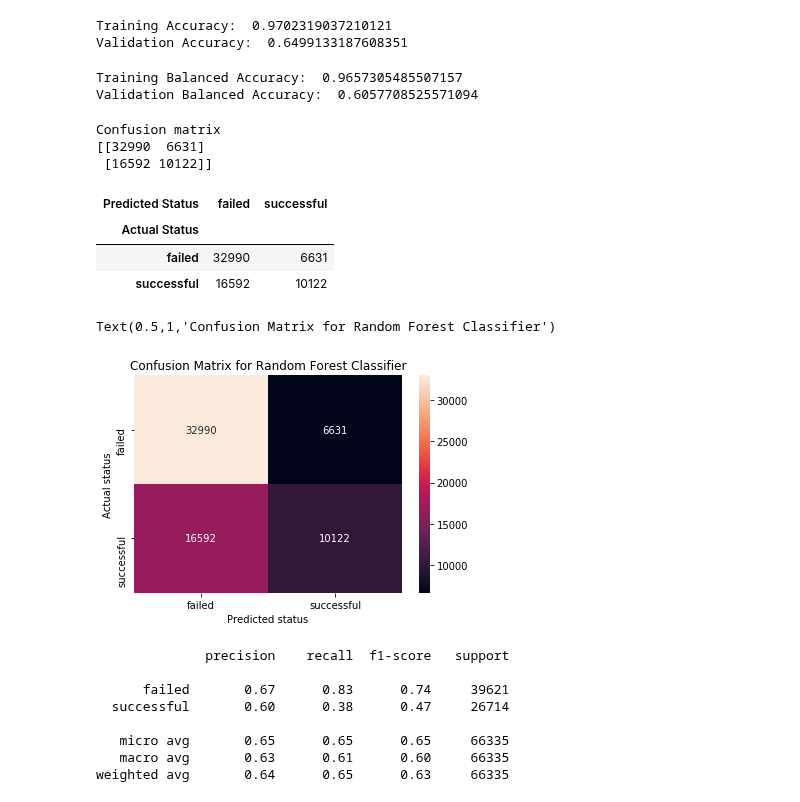
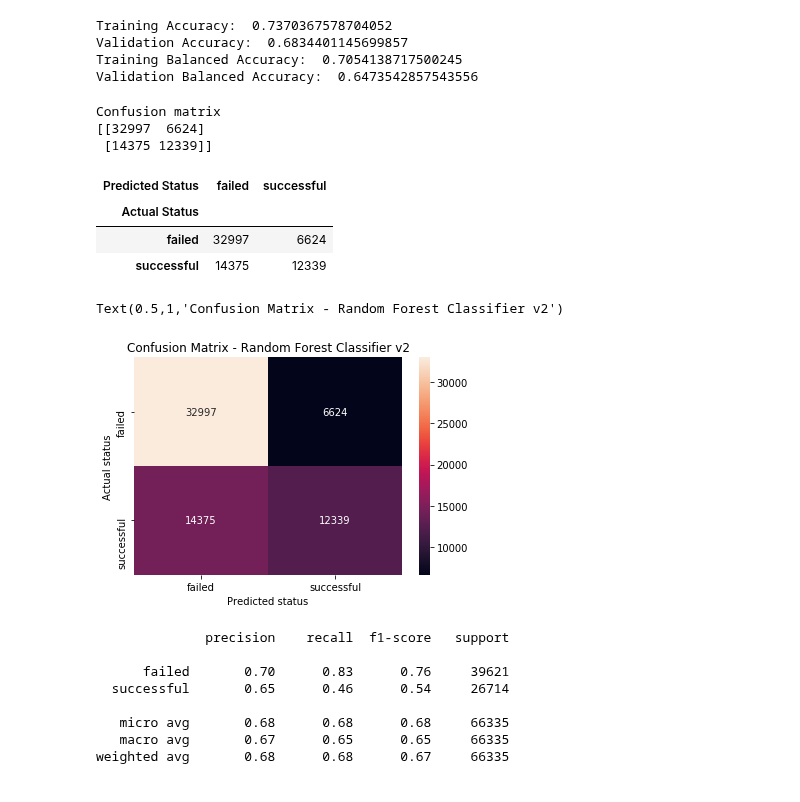
Before and after one commit to liberrhythm/mlvu-kickstarter-project, a Jupyter notebook: kickstarter-random-forest-analysis.ipynb, the cells around one changed output. Drawn from its saved outputs; the diff is of its cells as text; code cells hidden in the pictures.

```diff
--- a/kickstarter-random-forest-analysis.ipynb
+++ b/kickstarter-random-forest-analysis.ipynb
@@ -53,5 +53,5 @@ y_val = y_val['state']
 # https://chrisalbon.com/machine_learning/trees_and_forests/random_forest_classifier_example/
 # http://dataaspirant.com/2017/06/26/random-forest-classifier-python-scikit-learn/
 from sklearn.ensemble import RandomForestClassifier
-clf = RandomForestClassifier(n_jobs=2, random_state=0)
-clf.fit(x_train, y_train)
+clf = RandomForestClassifier(n_estimators=100, random_state=0, max_depth=1000, min_samples_split=10, min_samples_leaf=4, criterion='entropy')
+# clf.fit(x_train, y_train)
@@ -97,45 +87,41 @@ training_predictions = clf.predict(x_train)
 # training and validation accuracy
 print ("Training Accuracy: ", accuracy_score(y_train, training_predictions))
 print ("Validation Accuracy: ", accuracy_score(y_val, predictions))
+# training and validation balanced accuracy
+print ("Training Balanced Accuracy: ", balanced_accuracy_score(y_train, training_predictions))
+print ("Validation Balanced Accuracy: ", balanced_accuracy_score(y_val, predictions))
 # %% [output]
-Training Accuracy:  0.9702319037210121
-Validation Accuracy:  0.6499133187608351
+Training Accuracy:  0.7370367578704052
+Validation Accuracy:  0.6834401145699857
+Training Balanced Accuracy:  0.7054138717500245
+Validation Balanced Accuracy:  0.6473542857543556
-# %%
-# training and validation balanced accuracy
-print ("Training Balanced Accuracy: ", balanced_accuracy_score(y_train, training_predictions))
-print ("Validation Balanced Accuracy: ", balanced_accuracy_score(y_val, predictions))
-# %% [output]
-Training Balanced Accuracy:  0.9657305485507157
-Validation Balanced Accuracy:  0.6057708525571094
 # %%
 # confusion matrix basic stats
 cm = confusion_matrix(y_val, predictions)
 print("Confusion matrix")
 print(cm)
+# better confusion matrix depiction
+pd.crosstab(y_val, predictions, rownames=['Actual Status'], colnames=['Predicted Status'])
 # %% [output]
 Confusion matrix
-[[32990  6631]
- [16592 10122]]
+[[32997  6624]
+ [14375 12339]]
+| Predicted Status | failed | successful |
+| Actual Status |  |  |
+| failed | 32997 | 6624 |
+| successful | 14375 | 12339 |
-# %%
-# better confusion matrix depiction
-pd.crosstab(y_val, predictions, rownames=['Actual Status'], colnames=['Predicted Status'])
-# %% [output]
-| Predicted Status | failed | successful |
-| Actual Status |  |  |
-| failed | 32990 | 6631 |
-| successful | 16592 | 10122 |
 # %%
 # best confusion matrix depiction using seaborn heatmap
 class_names = y_val.unique()
 df_cm = pd.DataFrame(cm, index=class_names, columns=class_names)
 fig = plt.figure()
 heatmap = sn.heatmap(df_cm, annot=True, fmt="d")
 plt.xlabel('Predicted status')
 plt.ylabel('Actual status')
-plt.title('Confusion Matrix for Random Forest Classifier')
+plt.title('Confusion Matrix - Random Forest Classifier v2')
 # %% [output]
-Text(0.5,1,'Confusion Matrix for Random Forest Classifier')
+Text(0.5,1,'Confusion Matrix - Random Forest Classifier v2')
-[figure, old version]
+[figure, new version]
 # %%
 # classification report with relevant statistics
 cr = classification_report(y_val, predictions)
@@ -143,9 +129,9 @@ print(cr)
 # %% [output]
               precision    recall  f1-score   support
 
-      failed       0.67      0.83      0.74     39621
-  successful       0.60      0.38      0.47     26714
+      failed       0.70      0.83      0.76     39621
+  successful       0.65      0.46      0.54     26714
 
-   micro avg       0.65      0.65      0.65     66335
-   macro avg       0.63      0.61      0.60     66335
-weighted avg       0.64      0.65      0.63     66335
+   micro avg       0.68      0.68      0.68     66335
+   macro avg       0.67      0.65      0.65     66335
+weighted avg       0.68      0.68      0.67     66335
```
Also changed, not shown: parts of 11 cells of this notebook, 6 other files.
